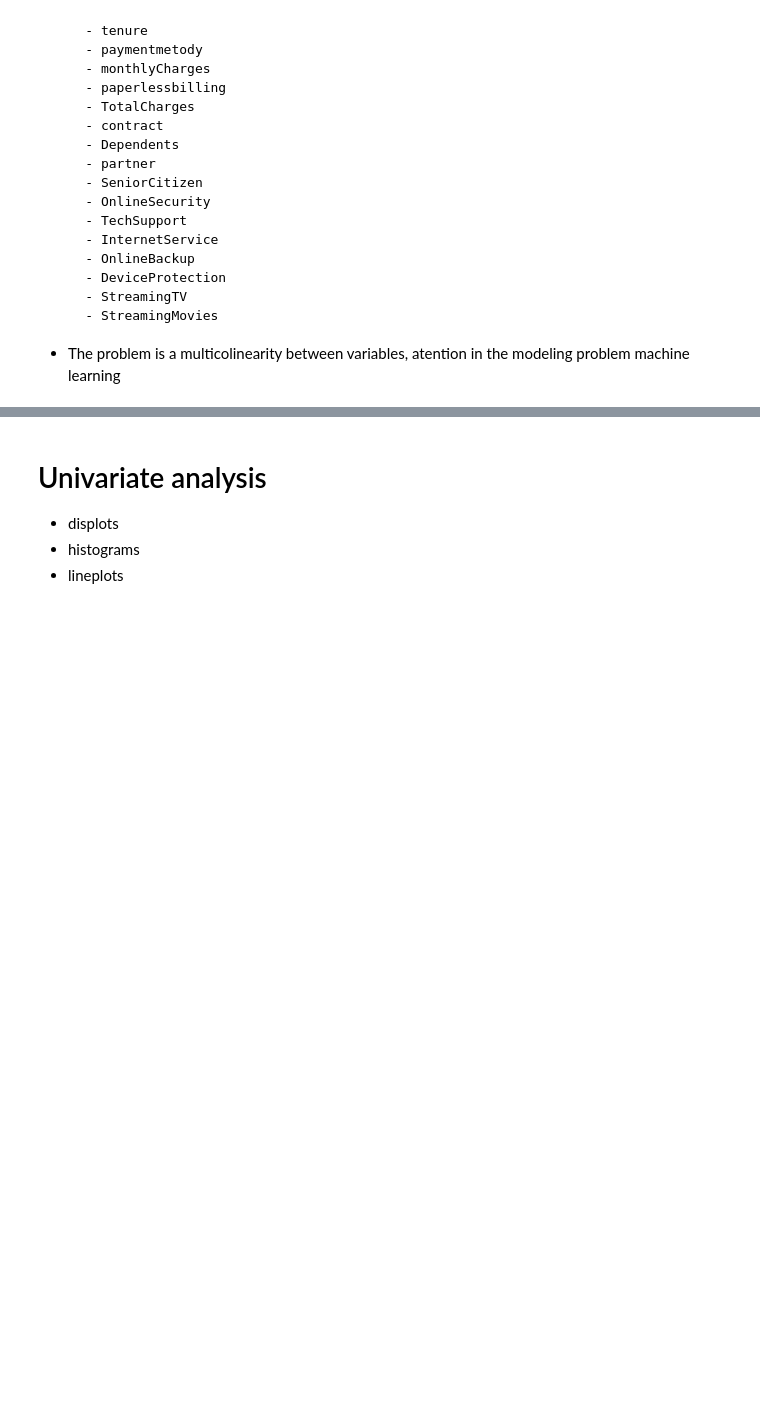
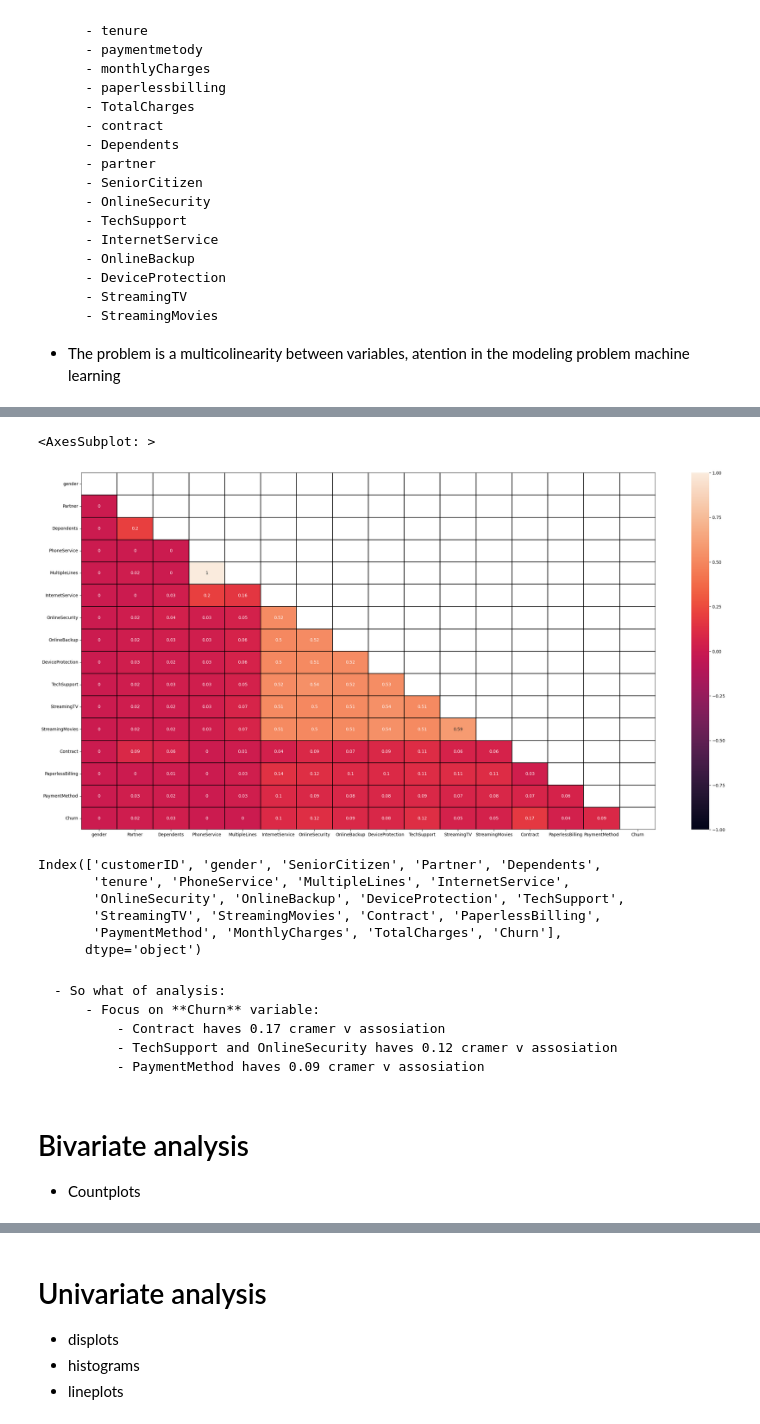
Before and after one commit to Eric-Oliveira-ds/Telco-Customer-Churn, a Jupyter notebook: notebook/EDA.ipynb, the cells around one changed output, grey strips where cells are left out. Cells and saved outputs as stored; diff of their text form; code cells hidden in the pictures; blank space fills up the shorter version.

Commit message:
update eda in bivariate analysis

```diff
--- a/notebook/EDA.ipynb
+++ b/notebook/EDA.ipynb
@@ -293,0 +300,11 @@ Deprecated in NumPy 1.20; for more details and guidance: https://numpy.org/devdo
+# %%
+# select nominal variables and drop customerID for CRAMER V analysis
+df_cramer = df2.select_dtypes(exclude=['int','float']).drop(['customerID'], axis=1)
+# %%
+# transform nominal/ordinal/categorical variables in Encoder labels for continue analysis
+
+label = LabelEncoder()
+df_cramer_encoded = pd.DataFrame()
+
+for i in df_cramer.columns :
+  df_cramer_encoded[i] = label.fit_transform(df_cramer[i])
@@ -293,0 +320,18 @@ Deprecated in NumPy 1.20; for more details and guidance: https://numpy.org/devdo
+# %%
+# bulding the cramer v matrix relation
+rows = []
+
+for var1 in df_cramer_encoded:
+  col = []
+
+  for var2 in df_cramer_encoded:
+
+    cramers = cramers_V(df_cramer_encoded[var1], df_cramer_encoded[var2]) # Cramer's V test
+
+    col.append(round(cramers,2)) # Keeping of the rounded value of the Cramer's V
+
+  rows.append(col)
+
+cramers_results = np.array(rows)
+
+df_cramer_results = pd.DataFrame(cramers_results, columns = df_cramer_encoded.columns, index = df_cramer_encoded.columns)
@@ -293,0 +358,28 @@ Deprecated in NumPy 1.20; for more details and guidance: https://numpy.org/devdo
+# %%
+# visualize heatmap
+triangle_mask = np.zeros_like(df_cramer_results, dtype=np.bool_)
+triangle_mask[np.triu_indices_from(triangle_mask)] = True
+
+plt.figure(figsize = (30,15))
+sns.heatmap(data = df_cramer_results, linewidths=.1, linecolor='black', vmin = -1, vmax = 1, mask = triangle_mask, annot = True)
+# %% [output]
+<AxesSubplot: >
+[figure, added]
+# %%
+df2.columns
+# %% [output]
+Index(['customerID', 'gender', 'SeniorCitizen', 'Partner', 'Dependents',
+       'tenure', 'PhoneService', 'MultipleLines', 'InternetService',
+       'OnlineSecurity', 'OnlineBackup', 'DeviceProtection', 'TechSupport',
+       'StreamingTV', 'StreamingMovies', 'Contract', 'PaperlessBilling',
+       'PaymentMethod', 'MonthlyCharges', 'TotalCharges', 'Churn'],
+      dtype='object')
+# %% [markdown]
+    - So what of analysis:
+        - Focus on **Churn** variable:
+            - Contract haves 0.17 cramer v assosiation
+            - TechSupport and OnlineSecurity haves 0.12 cramer v assosiation
+            - PaymentMethod haves 0.09 cramer v assosiation
+# %% [markdown]
+# Bivariate analysis
+- Countplots
```
Also changed, not shown: parts of 15 cells of this notebook.
